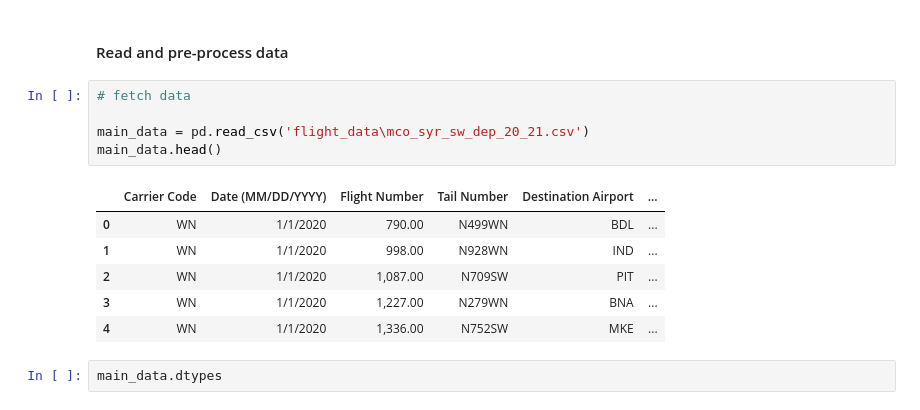
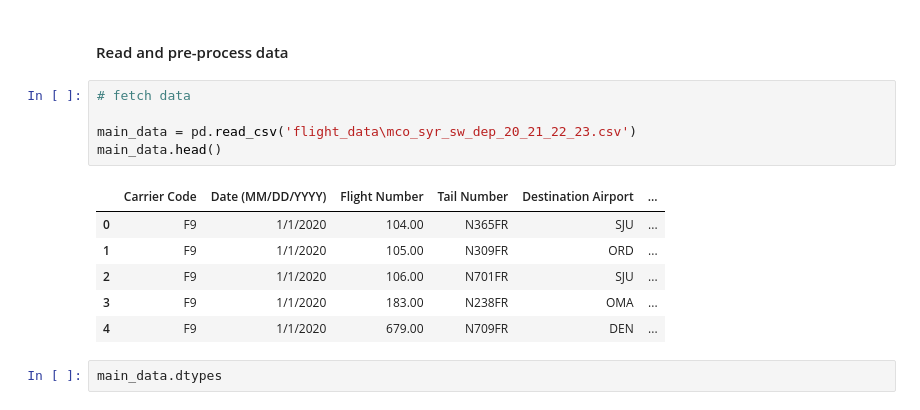
Before and after one commit to melvin1117/flight-predictions, a Jupyter notebook: data_merging.ipynb, the cells around one changed output. Saved outputs shown, nothing was run; the diff lists cells and outputs as text.

```diff
--- a/data_merging.ipynb
+++ b/data_merging.ipynb
@@ -23,15 +23,15 @@ from IPython.display import display, HTML
 # %%
 # fetch data
 
-main_data = pd.read_csv('flight_data\mco_syr_sw_dep_20_21.csv')
+main_data = pd.read_csv('flight_data\mco_syr_sw_dep_20_21_22_23.csv')
 main_data.head()
 # %% [output]
 |  | Carrier Code | Date (MM/DD/YYYY) | Flight Number | Tail Number | Destination Airport | ... |
-| 0 | WN | 1/1/2020 | 790.00 | N499WN | BDL | ... |
-| 1 | WN | 1/1/2020 | 998.00 | N928WN | IND | ... |
-| 2 | WN | 1/1/2020 | 1,087.00 | N709SW | PIT | ... |
-| 3 | WN | 1/1/2020 | 1,227.00 | N279WN | BNA | ... |
-| 4 | WN | 1/1/2020 | 1,336.00 | N752SW | MKE | ... |
+| 0 | F9 | 1/1/2020 | 104.00 | N365FR | SJU | ... |
+| 1 | F9 | 1/1/2020 | 105.00 | N309FR | ORD | ... |
+| 2 | F9 | 1/1/2020 | 106.00 | N701FR | SJU | ... |
+| 3 | F9 | 1/1/2020 | 183.00 | N238FR | OMA | ... |
+| 4 | F9 | 1/1/2020 | 679.00 | N709FR | DEN | ... |
 # %%
 main_data.dtypes
 # %% [output]
```
Also changed, not shown: parts of 15 cells of this notebook, 9 other files.
